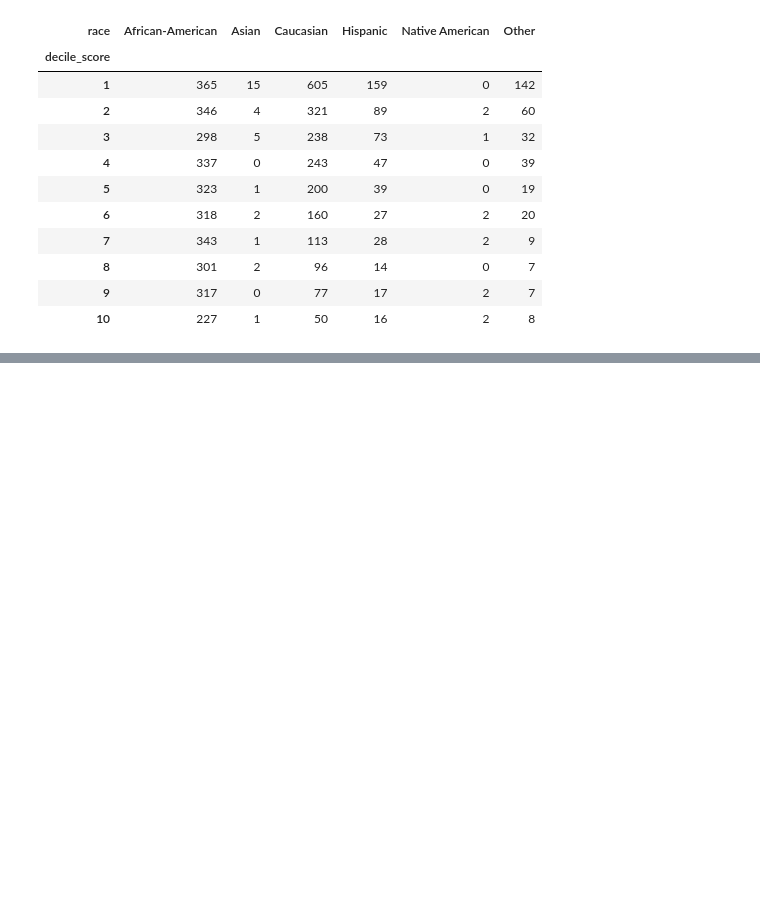
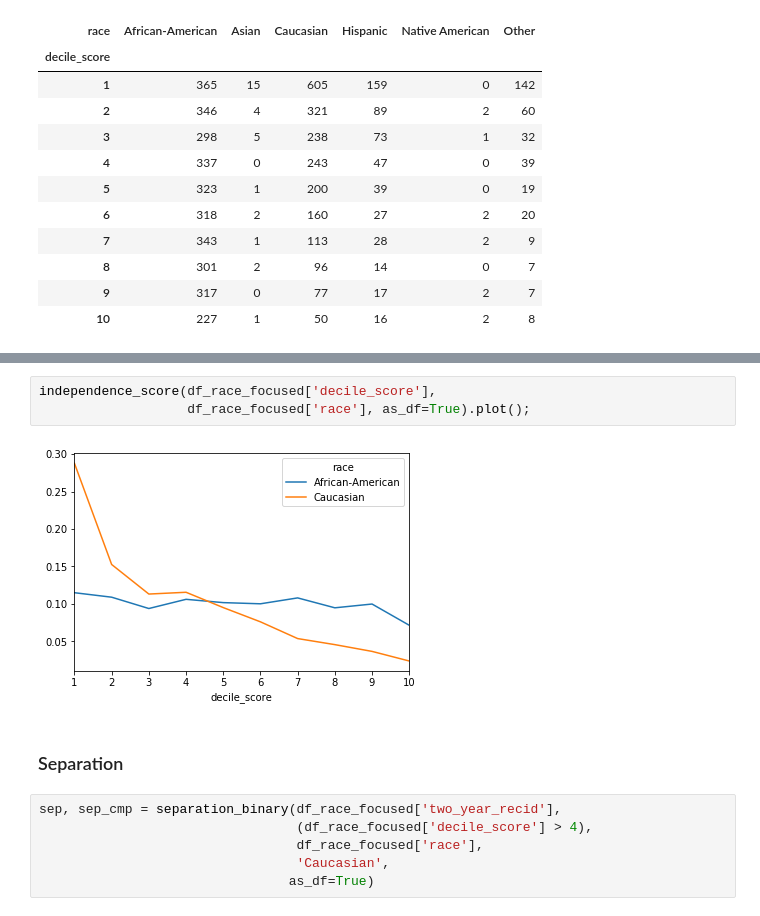
Before and after one commit to ResponsiblyAI/responsibly, a Jupyter notebook: docs/notebooks/demo-compas-analysis.ipynb, the cells around one changed output, grey strips where cells are left out. Cells and saved outputs as stored; diff of their text form; blank space fills up the shorter version.

```diff
--- a/docs/notebooks/demo-compas-analysis.ipynb
+++ b/docs/notebooks/demo-compas-analysis.ipynb
@@ -132,0 +192,13 @@ pd.crosstab(df['decile_score'], df['race'])
+# %%
+independence_score(df_race_focused['decile_score'],
+                   df_race_focused['race'], as_df=True).plot();
+# %% [output]
+[figure, added]
+# %% [markdown]
+### Separation
+# %%
+sep, sep_cmp = separation_binary(df_race_focused['two_year_recid'],
+                                 (df_race_focused['decile_score'] > 4),
+                                 df_race_focused['race'],
+                                 'Caucasian',
+                                as_df=True)
```
Also changed, not shown: parts of 25 cells of this notebook, 18 other files.
